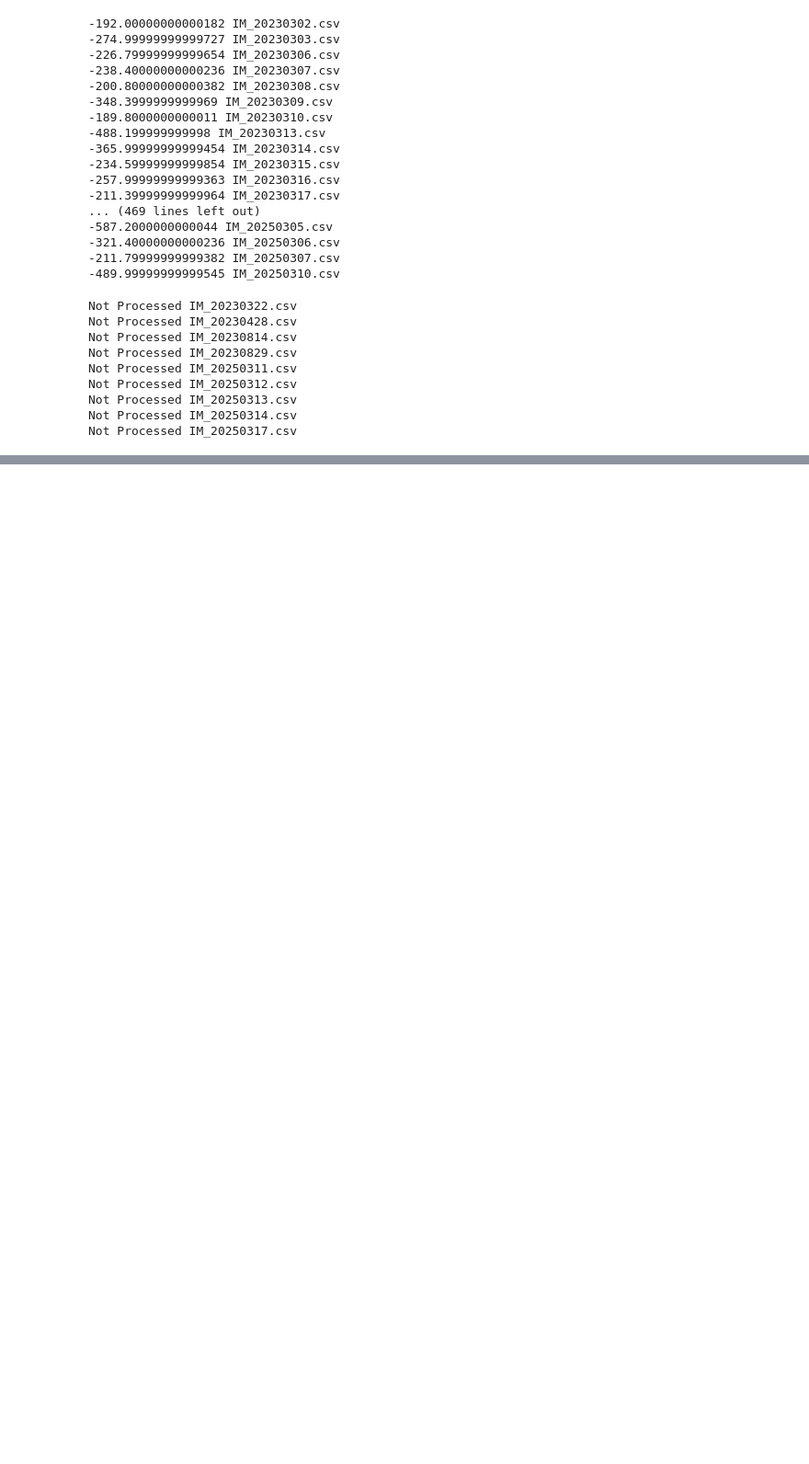
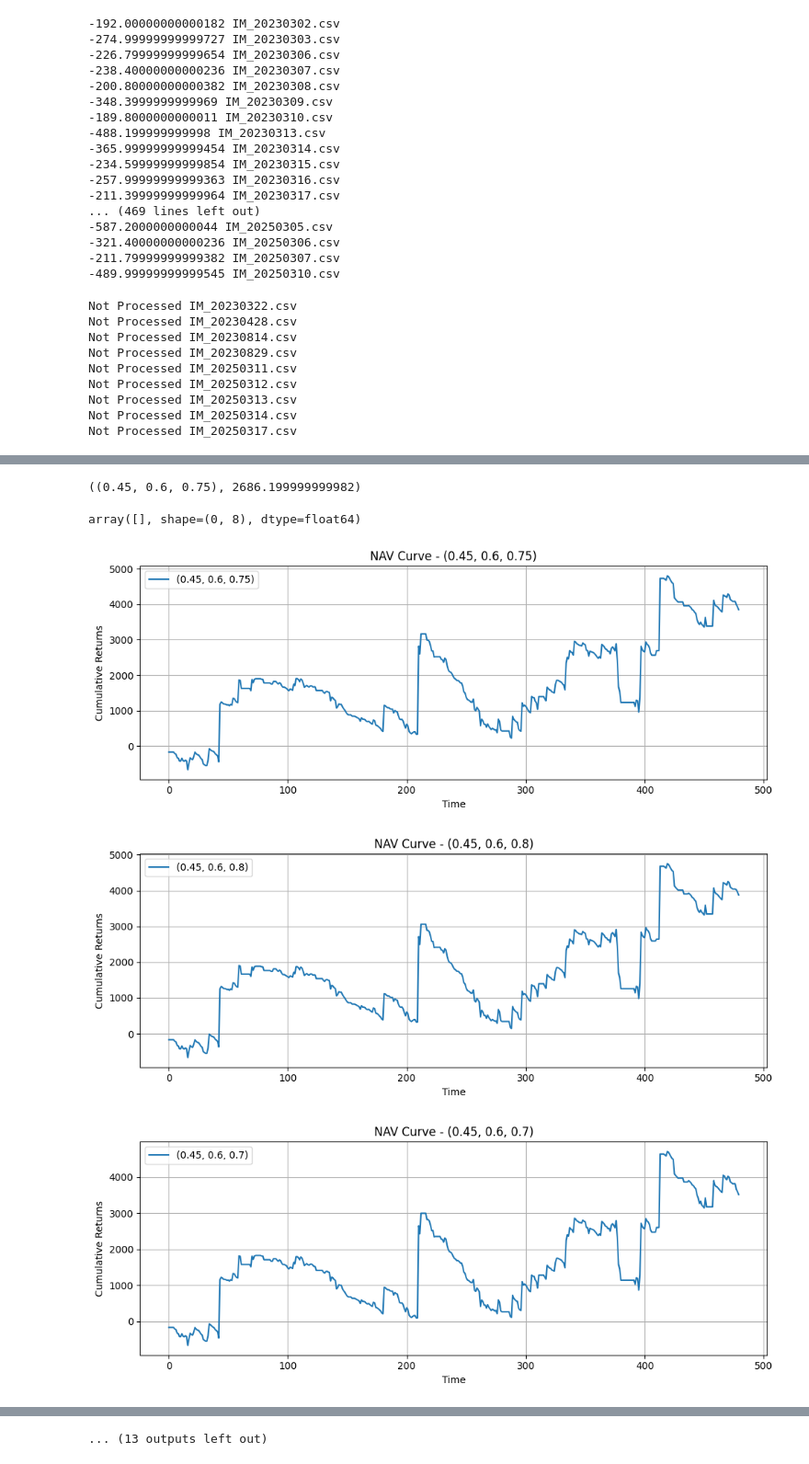
Before and after one commit to LostTorNado/HFT, a Jupyter notebook: RBreaker.ipynb, the cells around one changed output, grey strips where cells are left out. Shown at 92% size. Saved outputs shown, nothing was run; the diff lists cells and outputs as text; code cells hidden in the pictures; blank space fills up the shorter version.

```diff
--- a/RBreaker.ipynb
+++ b/RBreaker.ipynb
@@ -619,0 +664,3 @@ Not Processed IM_20250317.csv
+# %%
+res = sorted([(k,l) for k,l in dic.items()],key=lambda x:-x[1])
+res
@@ -619,0 +685,47 @@ Not Processed IM_20250317.csv
+# %%
+res[0]
+# %% [output]
+((0.45, 0.6, 0.75), 2686.199999999982)
+# %%
+apatsl = [[2,0.5,2.4]]
+n = 20
+totalall = []
+totalres = 25
+
+for p in tqdm(res[:1]):
+    r = func(apatsl[0],p[0],code = 'IM')
+    totoal = []
+    for k in r:
+        totoal.append(k[6] if k[6] != -1000000 else 0)
+    totalall.append(np.cumsum(totoal))
+# %%
+r = np.array(r)
+# np.argmax(r[:,6])
+# len(r),len(pd.read_csv(f'preds/{code}.csv'))
+r[r[:,6] == 641.800]
+# %% [output]
+array([], shape=(0, 8), dtype=float64)
+# %%
+import matplotlib.pyplot as plt
+
+# %matplotlib inline  # 让图像在 Jupyter Notebook 中显示
+
+# 假设你有多个 NAV 的 Series 和对应的名字
+nav_list = totalall
+labels = [p[0] for p in res[:totalres]]
+
+# 循环单独绘制每一个图表
+for nav, label in zip(nav_list, labels):
+    plt.figure(figsize=(10, 4))  # 每次新建一个图
+    plt.plot(nav, label=label)
+    plt.title(f'NAV Curve - {label}')
+    plt.xlabel('Time')
+    plt.ylabel('Cumulative Returns')
+    plt.legend()
+    plt.grid(True)
+    plt.tight_layout()
+    plt.show()
+# %% [output]
+[figure, added]
+[figure, added]
+[figure, added]
@@ -619,0 +741 @@ Not Processed IM_20250317.csv
+... (13 outputs left out)
```
Also changed, not shown: parts of 12 cells of this notebook, 2 other files.
